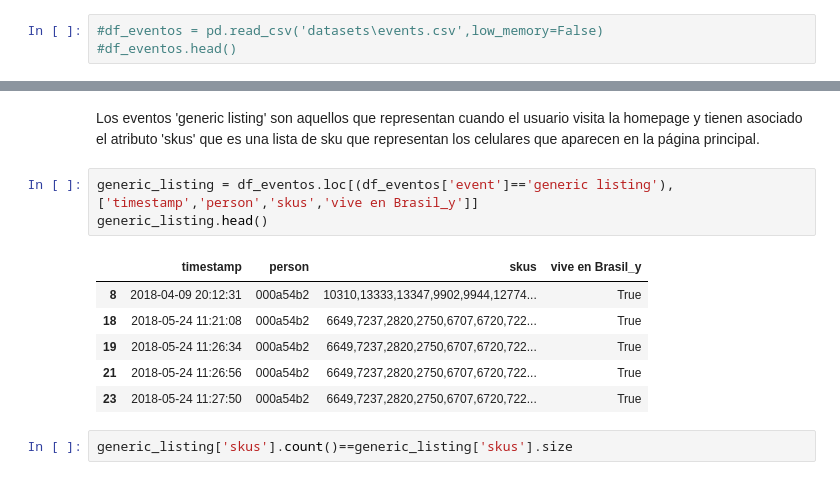
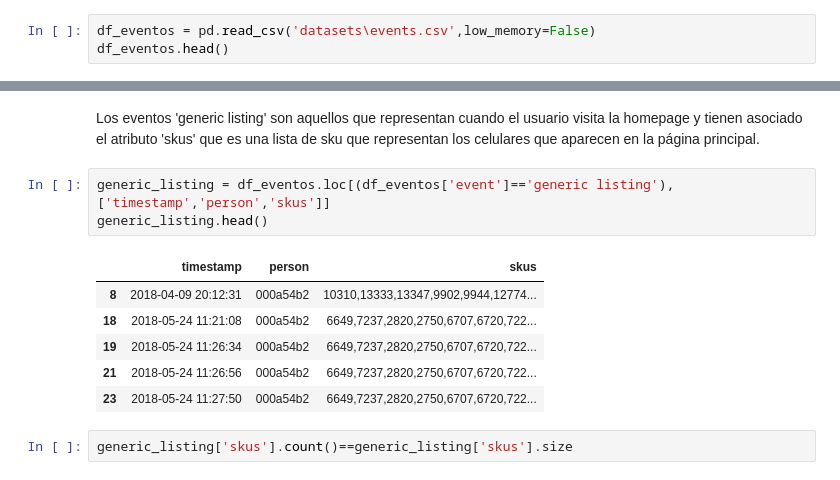
Before and after one commit to alepenaa94/TP1-Datos, a Jupyter notebook: Analisis- Fran.ipynb, the cells around one changed output, grey strips where cells are left out. Cells and saved outputs as stored; diff of their text form.

```diff
--- a/Analisis- Fran.ipynb
+++ b/Analisis- Fran.ipynb
@@ -18,5 +18,5 @@ plt.style.use('default')
 %run limpieza.ipynb
 df_eventos = get_clean_df()
 # %%
-#df_eventos = pd.read_csv('datasets\events.csv',low_memory=False)
-#df_eventos.head()
+df_eventos = pd.read_csv('datasets\events.csv',low_memory=False)
+df_eventos.head()
@@ -328,15 +323,15 @@ df_eventos.head(10)
 # %% [markdown]
 Los eventos 'generic listing' son aquellos que representan cuando el usuario visita la homepage y tienen asociado el atributo 'skus' que es una lista de sku que representan los celulares que aparecen en la página principal.
 # %%
-generic_listing = df_eventos.loc[(df_eventos['event']=='generic listing'),['timestamp','person','skus','vive en Brasil_y']]
+generic_listing = df_eventos.loc[(df_eventos['event']=='generic listing'),['timestamp','person','skus']]
 generic_listing.head()
 # %% [output]
-|  | timestamp | person | skus | vive en Brasil_y |
-| 8 | 2018-04-09 20:12:31 | 000a54b2 | 10310,13333,13347,9902,9944,12774... | True |
-| 18 | 2018-05-24 11:21:08 | 000a54b2 | 6649,7237,2820,2750,6707,6720,722... | True |
-| 19 | 2018-05-24 11:26:34 | 000a54b2 | 6649,7237,2820,2750,6707,6720,722... | True |
-| 21 | 2018-05-24 11:26:56 | 000a54b2 | 6649,7237,2820,2750,6707,6720,722... | True |
-| 23 | 2018-05-24 11:27:50 | 000a54b2 | 6649,7237,2820,2750,6707,6720,722... | True |
+|  | timestamp | person | skus |
+| 8 | 2018-04-09 20:12:31 | 000a54b2 | 10310,13333,13347,9902,9944,12774... |
+| 18 | 2018-05-24 11:21:08 | 000a54b2 | 6649,7237,2820,2750,6707,6720,722... |
+| 19 | 2018-05-24 11:26:34 | 000a54b2 | 6649,7237,2820,2750,6707,6720,722... |
+| 21 | 2018-05-24 11:26:56 | 000a54b2 | 6649,7237,2820,2750,6707,6720,722... |
+| 23 | 2018-05-24 11:27:50 | 000a54b2 | 6649,7237,2820,2750,6707,6720,722... |
 # %%
 generic_listing['skus'].count()==generic_listing['skus'].size
 # %% [output]
```
Also changed, not shown: parts of 24 cells of this notebook.
